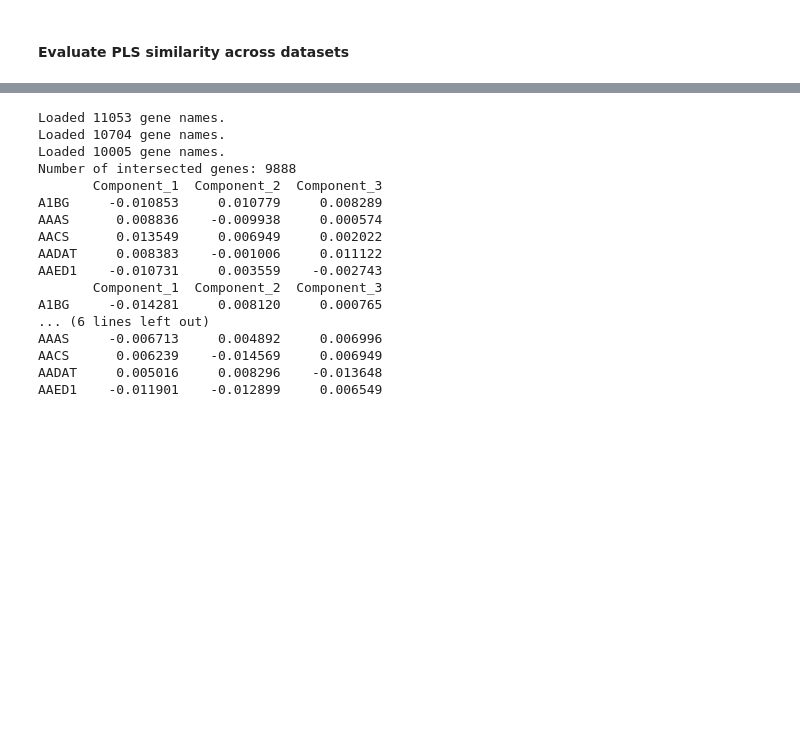
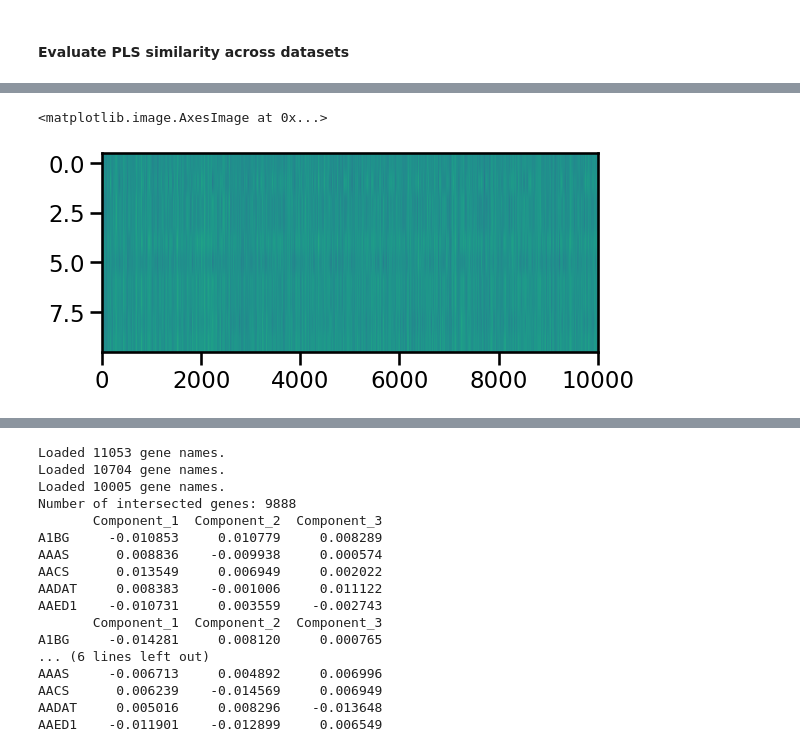
Before and after one commit to neuroinfolab/GeneEx2Conn, a Jupyter notebook: SFN24_replication.ipynb, the cells around one changed output, grey strips where cells are left out. Cells and saved outputs as stored; diff of their text form; code cells hidden in the pictures; blank space fills up the shorter version.

```diff
--- a/SFN24_analysis_PLScontinued.ipynb
+++ b/SFN24_replication.ipynb
@@ -472,0 +901,5 @@ def filter_and_sort_by_genes(df, intersected_genes):
+# %%
+plt.imshow(X, aspect = 400)
+# %% [output]
+<matplotlib.image.AxesImage at 0x...>
+[figure, added]
```
Also changed, not shown: parts of 29 cells of this notebook, 4 other files.
